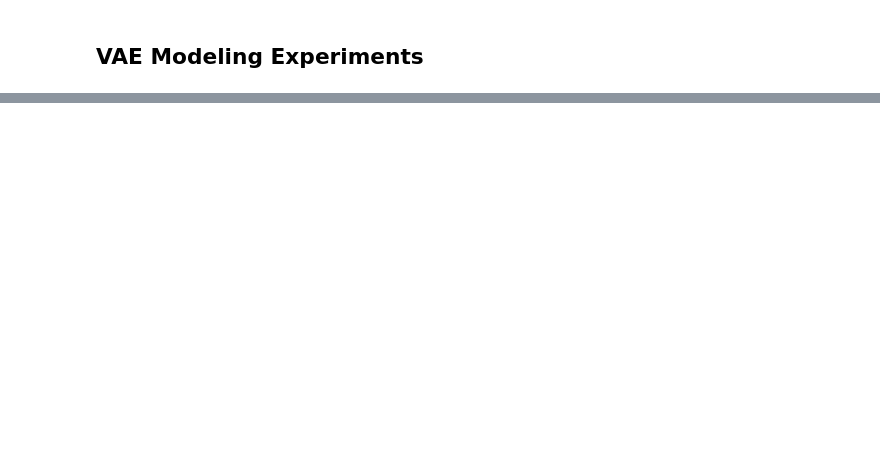
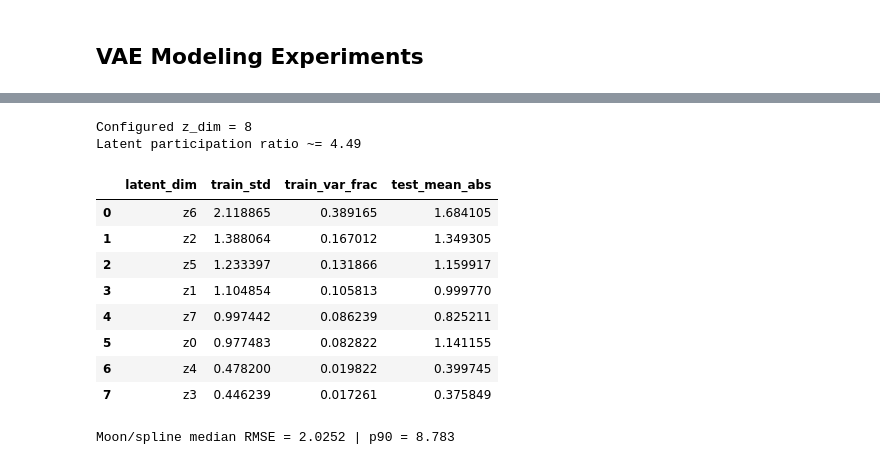
Before and after one commit to sdss/lvmsky, a Jupyter notebook: skysub/notebook_nd_decomp_experiment.ipynb, the cells around one changed output, grey strips where cells are left out. Drawn from its saved outputs; the diff is of its cells as text; code cells hidden in the pictures; blank space fills up the shorter version.

```diff
--- a/skysub/notebook_nd_decomp_experiment.ipynb
+++ b/skysub/notebook_nd_decomp_experiment.ipynb
@@ -1593,0 +2414,52 @@ O2 coefficient details:
+# %%
+# Latent-capacity check: how many latent dimensions are actually active?
+import numpy as np
+import pandas as pd
+
+required = ["artifacts", "mu_tr", "mu_t_clip", "coef_names", "coef_hat_phys", "coef_mat"]
+missing = [name for name in required if name not in globals()]
+if missing:
+    raise RuntimeError("Run Cell 8 first. Missing variables: " + ", ".join(missing))
+
+test_idx_local = np.asarray(artifacts["test_idx"], dtype=int)
+coef_test_phys_local = np.asarray(coef_mat[test_idx_local], dtype=np.float32)
+mu_train_np = np.asarray(mu_tr.detach().cpu().numpy(), dtype=np.float64)
+mu_test_np = np.asarray(mu_t_clip.detach().cpu().numpy(), dtype=np.float64)
+
+latent_std = np.std(mu_train_np, axis=0)
+latent_var = latent_std ** 2
+latent_var_frac = latent_var / max(np.sum(latent_var), 1e-12)
+latent_pr = float((np.sum(latent_var) ** 2) / max(np.sum(latent_var ** 2), 1e-12))
+
+latent_tbl = pd.DataFrame(
+    {
+        "latent_dim": [f"z{i}" for i in range(mu_train_np.shape[1])],
+        "train_std": latent_std,
+        "train_var_frac": latent_var_frac,
+        "test_mean_abs": np.mean(np.abs(mu_test_np), axis=0),
+    }
+).sort_values("train_std", ascending=False, ignore_index=True)
+
+print(f"Configured z_dim = {mu_train_np.shape[1]}")
+print(f"Latent participation ratio ~= {latent_pr:.2f}")
+display(latent_tbl)
+
+moon_mask = np.array([str(name).lower().startswith("moon_bs") for name in coef_names])
+if np.any(moon_mask):
+    moon_rmse = np.sqrt(np.mean((coef_hat_phys[:, moon_mask] - coef_test_phys_local[:, moon_mask]) ** 2, axis=0))
+    print(f"Moon/spline median RMSE = {np.median(moon_rmse):.5g} | p90 = {np.percentile(moon_rmse, 90):.5g}")
+else:
+    print("No moon_bs block found in coef_names.")
+# %% [output]
+Configured z_dim = 8
+Latent participation ratio ~= 4.49
+|  | latent_dim | train_std | train_var_frac | test_mean_abs |
+| 0 | z6 | 2.118865 | 0.389165 | 1.684105 |
+| 1 | z2 | 1.388064 | 0.167012 | 1.349305 |
+| 2 | z5 | 1.233397 | 0.131866 | 1.159917 |
+| 3 | z1 | 1.104854 | 0.105813 | 0.999770 |
+| 4 | z7 | 0.997442 | 0.086239 | 0.825211 |
+| 5 | z0 | 0.977483 | 0.082822 | 1.141155 |
+| 6 | z4 | 0.478200 | 0.019822 | 0.399745 |
+| 7 | z3 | 0.446239 | 0.017261 | 0.375849 |
+Moon/spline median RMSE = 2.0252 | p90 = 8.783
```
Also changed, not shown: parts of 10 cells of this notebook.
